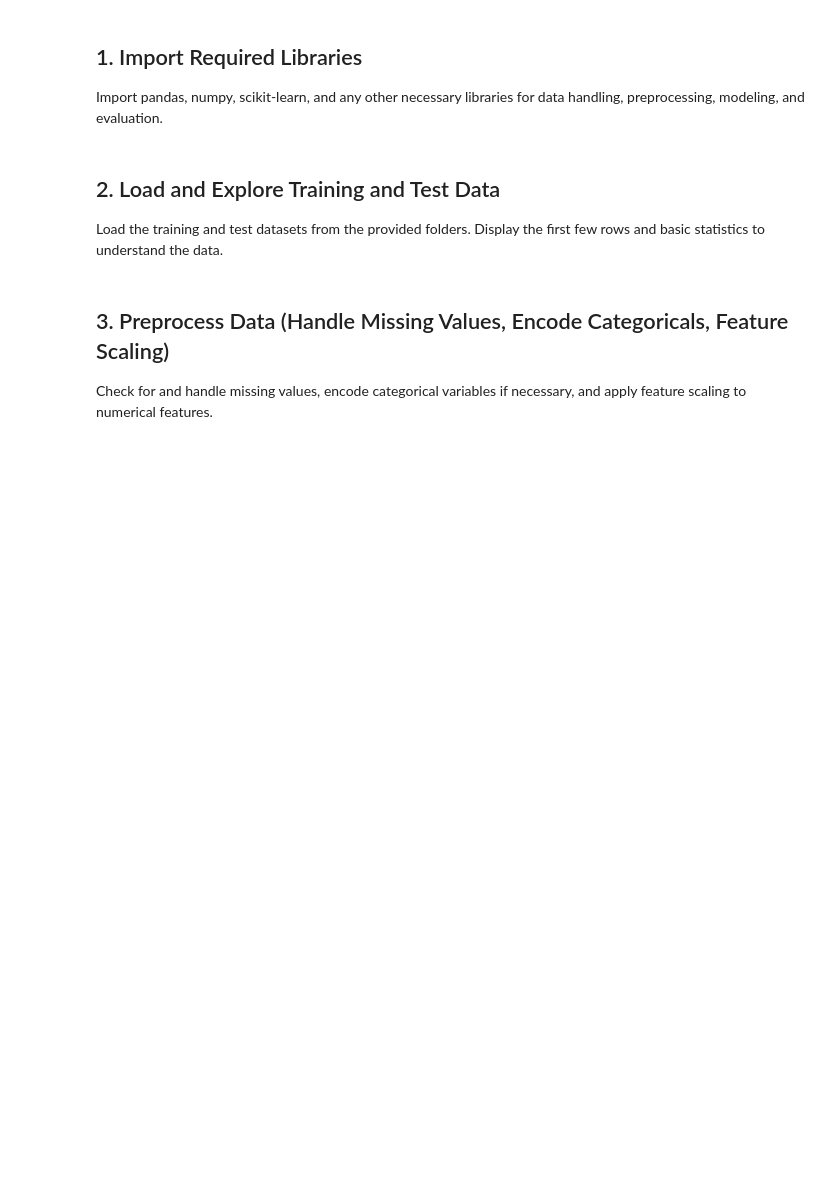
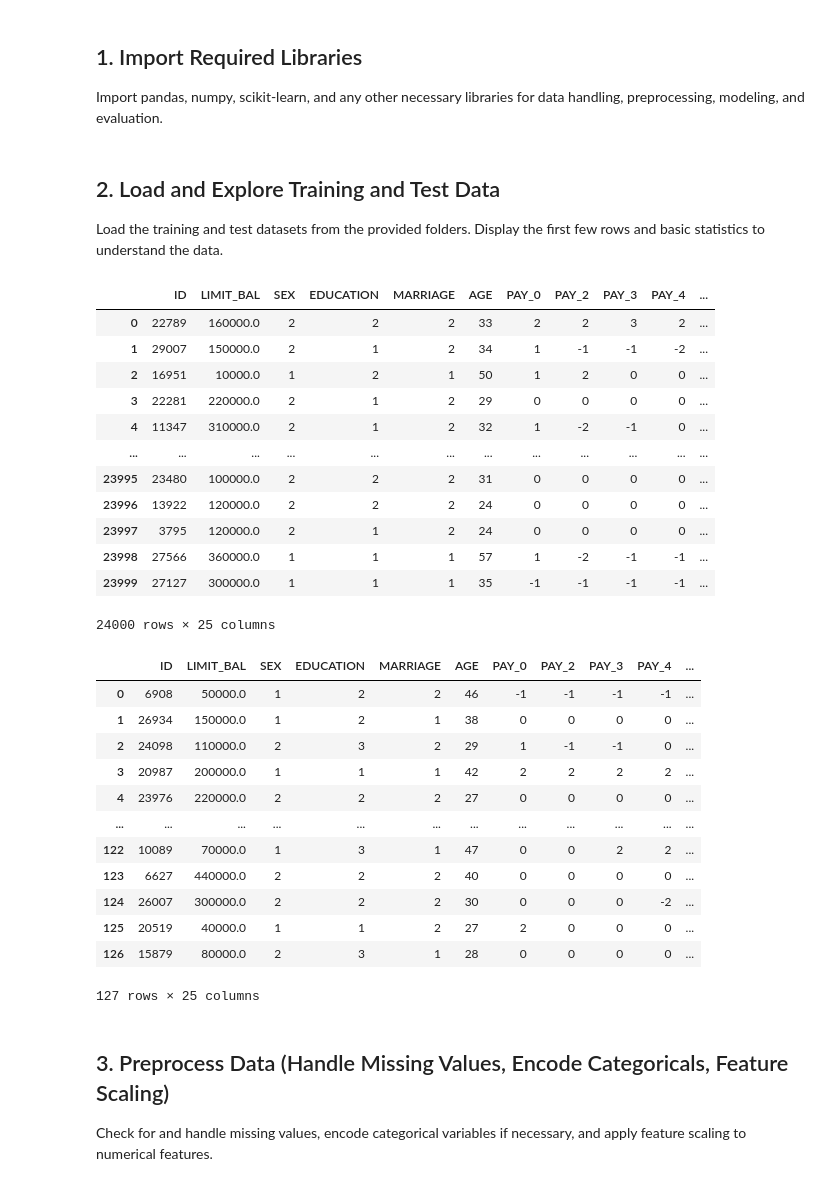
Before and after one commit to sydneycally-inclane-2812/gen-ai-prompt-evaluation, a Jupyter notebook: model_perdiction.ipynb, the cells around one changed output. Cells and saved outputs as stored; diff of their text form; code cells hidden in the pictures; blank space fills up the shorter version.

```diff
--- a/model_perdiction.ipynb
+++ b/model_perdiction.ipynb
@@ -21,6 +27,37 @@ Load the training and test datasets from the provided folders. Display the first
 # %%
 train_df = pd.read_csv('./data/train_data/train.csv')
 test_df = pd.read_csv('./data/test_data/test.csv')
+augmented_df = pd.read_csv("./data/train_data/augmented_generated.csv")
+
+display(train_df)
+display(augmented_df)
+# %% [output]
+|  | ID | LIMIT_BAL | SEX | EDUCATION | MARRIAGE | AGE | PAY_0 | PAY_2 | PAY_3 | PAY_4 | ... |
+| 0 | 22789 | 160000.0 | 2 | 2 | 2 | 33 | 2 | 2 | 3 | 2 | ... |
+| 1 | 29007 | 150000.0 | 2 | 1 | 2 | 34 | 1 | -1 | -1 | -2 | ... |
+| 2 | 16951 | 10000.0 | 1 | 2 | 1 | 50 | 1 | 2 | 0 | 0 | ... |
+| 3 | 22281 | 220000.0 | 2 | 1 | 2 | 29 | 0 | 0 | 0 | 0 | ... |
+| 4 | 11347 | 310000.0 | 2 | 1 | 2 | 32 | 1 | -2 | -1 | 0 | ... |
+| ... | ... | ... | ... | ... | ... | ... | ... | ... | ... | ... | ... |
+| 23995 | 23480 | 100000.0 | 2 | 2 | 2 | 31 | 0 | 0 | 0 | 0 | ... |
+| 23996 | 13922 | 120000.0 | 2 | 2 | 2 | 24 | 0 | 0 | 0 | 0 | ... |
+| 23997 | 3795 | 120000.0 | 2 | 1 | 2 | 24 | 0 | 0 | 0 | 0 | ... |
+| 23998 | 27566 | 360000.0 | 1 | 1 | 1 | 57 | 1 | -2 | -1 | -1 | ... |
+| 23999 | 27127 | 300000.0 | 1 | 1 | 1 | 35 | -1 | -1 | -1 | -1 | ... |
+24000 rows × 25 columns
+|  | ID | LIMIT_BAL | SEX | EDUCATION | MARRIAGE | AGE | PAY_0 | PAY_2 | PAY_3 | PAY_4 | ... |
+| 0 | 6908 | 50000.0 | 1 | 2 | 2 | 46 | -1 | -1 | -1 | -1 | ... |
+| 1 | 26934 | 150000.0 | 1 | 2 | 1 | 38 | 0 | 0 | 0 | 0 | ... |
+| 2 | 24098 | 110000.0 | 2 | 3 | 2 | 29 | 1 | -1 | -1 | 0 | ... |
+| 3 | 20987 | 200000.0 | 1 | 1 | 1 | 42 | 2 | 2 | 2 | 2 | ... |
+| 4 | 23976 | 220000.0 | 2 | 2 | 2 | 27 | 0 | 0 | 0 | 0 | ... |
+| ... | ... | ... | ... | ... | ... | ... | ... | ... | ... | ... | ... |
+| 122 | 10089 | 70000.0 | 1 | 3 | 1 | 47 | 0 | 0 | 2 | 2 | ... |
+| 123 | 6627 | 440000.0 | 2 | 2 | 2 | 40 | 0 | 0 | 0 | 0 | ... |
+| 124 | 26007 | 300000.0 | 2 | 2 | 2 | 30 | 0 | 0 | 0 | -2 | ... |
+| 125 | 20519 | 40000.0 | 1 | 1 | 2 | 27 | 2 | 0 | 0 | 0 | ... |
+| 126 | 15879 | 80000.0 | 2 | 3 | 1 | 28 | 0 | 0 | 0 | 0 | ... |
+127 rows × 25 columns
 # %% [markdown]
 ## 3. Preprocess Data (Handle Missing Values, Encode Categoricals, Feature Scaling)
 
```
Also changed, not shown: parts of 18 cells of this notebook, 2 other files.
